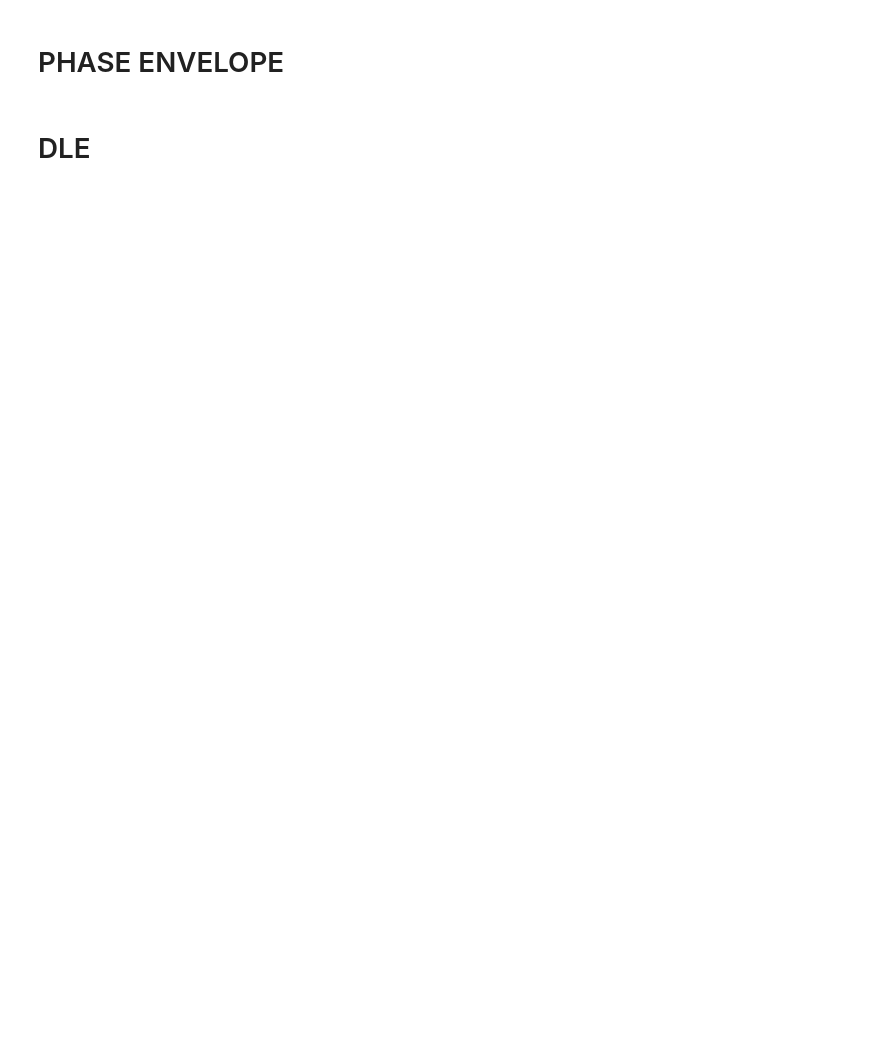
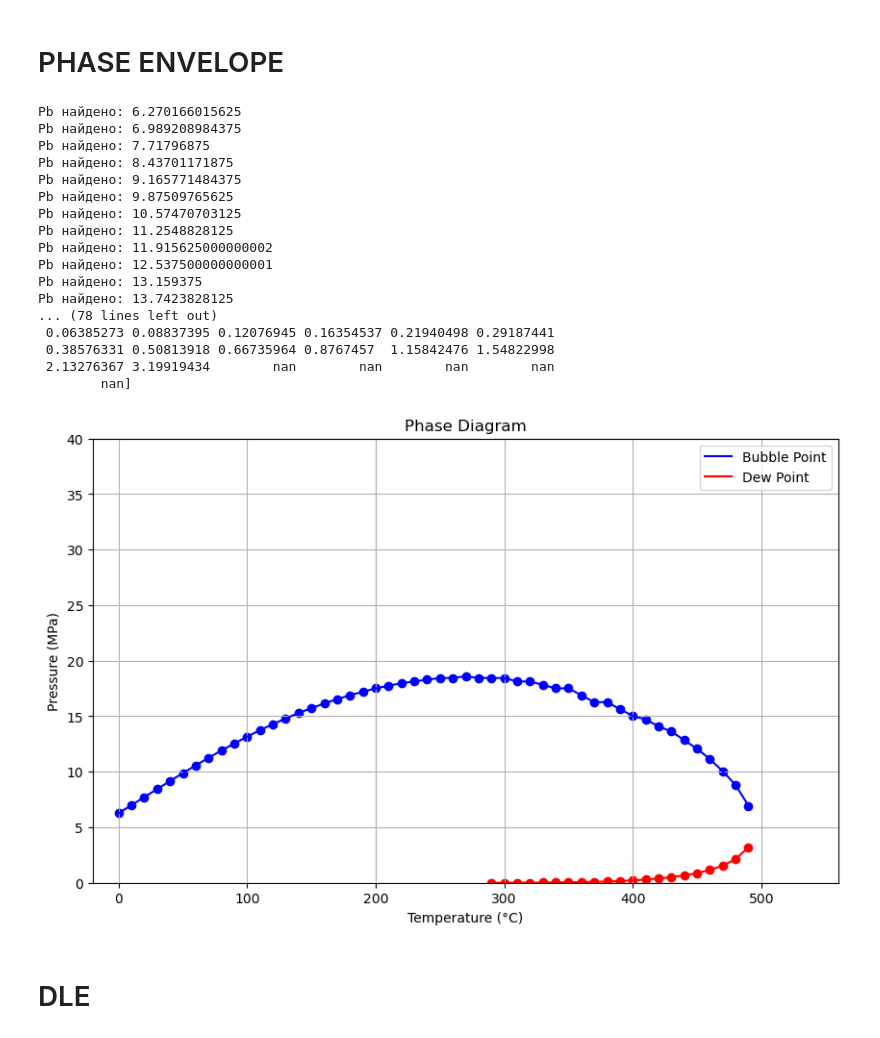
Before and after one commit to SidorenkoDD/BlackBoxFluid, a Jupyter notebook: code/tests2.ipynb, the cells around one changed output. Saved outputs shown, nothing was run; the diff lists cells and outputs as text; code cells hidden in the pictures; blank space fills up the shorter version.

```diff
--- a/code/tests2.ipynb
+++ b/code/tests2.ipynb
@@ -404,7 +429,26 @@ flash_results_viewer.view(model1.show_flashes[f'TwoPhaseFlash_{conds3.p}_{conds3
 # %% [markdown]
 # PHASE ENVELOPE
 # %%
-model1.plot_phase_diagram(p_max= 30, t_max=600, t_step= 25)
+model1.plot_phase_diagram(t_max=550, t_step= 10)
+# %% [output]
+Pb найдено: 6.270166015625
+Pb найдено: 6.989208984375
+Pb найдено: 7.71796875
+Pb найдено: 8.43701171875
+Pb найдено: 9.165771484375
+Pb найдено: 9.87509765625
+Pb найдено: 10.57470703125
+Pb найдено: 11.2548828125
+Pb найдено: 11.915625000000002
+Pb найдено: 12.537500000000001
+Pb найдено: 13.159375
+Pb найдено: 13.7423828125
+... (78 lines left out)
+ 0.06385273 0.08837395 0.12076945 0.16354537 0.21940498 0.29187441
+ 0.38576331 0.50813918 0.66735964 0.8767457  1.15842476 1.54822998
+ 2.13276367 3.19919434        nan        nan        nan        nan
+        nan]
+[figure, added]
 # %% [markdown]
 # DLE
 # %%
```
Also changed, not shown: parts of 11 cells of this notebook, 2 other files.
